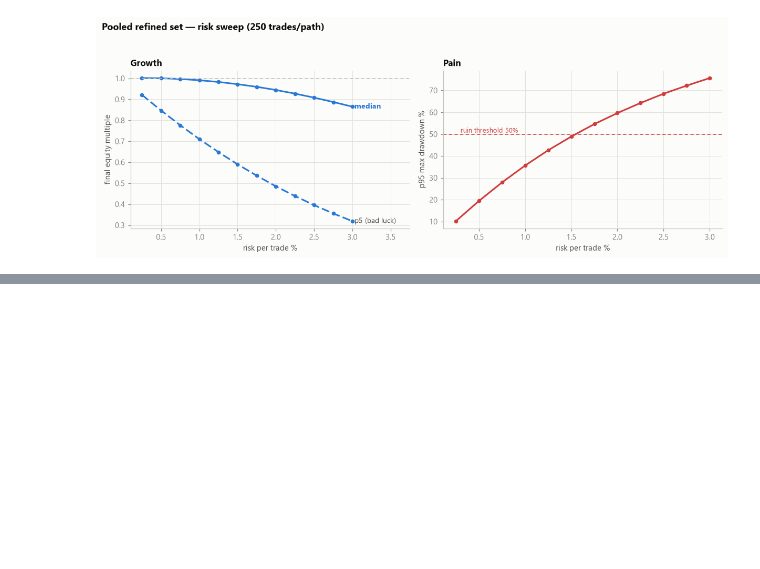
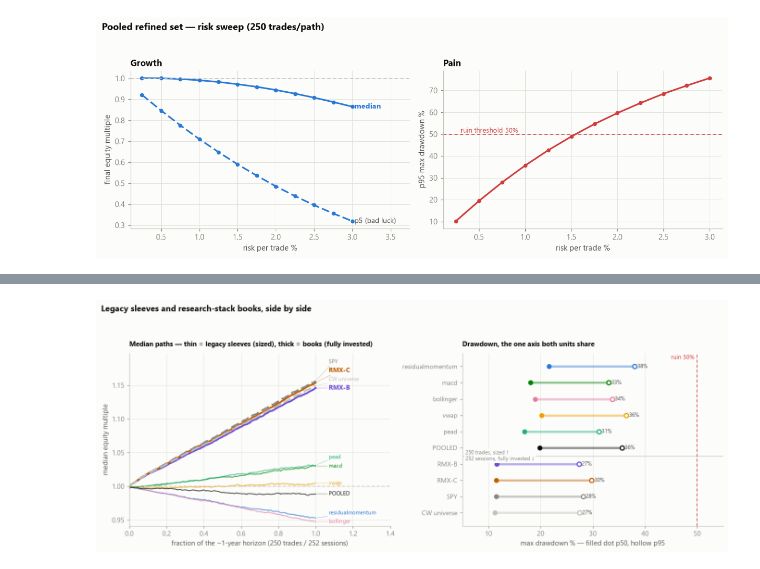
Before and after one commit to Takramer/AgentTradingLogic, a Jupyter notebook: notebooks/montecarlo_refined.ipynb, the cells around one changed output, grey strips where cells are left out. Drawn from its saved outputs; the diff is of its cells as text; code cells hidden in the pictures; blank space fills up the shorter version.

```diff
--- a/notebooks/montecarlo_refined.ipynb
+++ b/notebooks/montecarlo_refined.ipynb
@@ -271,3 +710,88 @@ plt.show()
+# %%
+def _spread(vals, gap):
+    """Nudge end-of-line labels apart so they stay readable.
+
+    The four book medians land within 0.01 of each other by construction — they
+    are all ~beta-1 equity books — so direct labelling collides unless the text
+    is allowed to drift off the point it annotates, with a leader line back.
+    """
+    order = np.argsort(vals)
+    out = np.asarray(vals, dtype=float).copy()
+    for i in range(1, len(order)):
+        a, b = order[i - 1], order[i]
+        if out[b] - out[a] < gap:
+            out[b] = out[a] + gap
+    return out
+
+fig, (axM, axD) = plt.subplots(1, 2, figsize=(12.5, 5.0))
+
+# left: every median path, both units, on a shared "about a year" x-axis
+lbls = names + list(BOOK_SERIES)
+curves = {n: fans[n][2] for n in names} | {n: bfans[n][2] for n in BOOK_SERIES}
+ends = [curves[n][-1] for n in lbls]
+lo_y = min(c.min() for c in curves.values())
+hi_y = max(c.max() for c in curves.values())
+span = hi_y - lo_y
+label_y = _spread(ends, gap=span * 0.062)
+for n in names:
+    axM.plot(x / N_TRADES, curves[n], color=HUES[n], lw=1.3, alpha=0.7)
+for n in BOOK_SERIES:
+    axM.plot(bx / HORIZON, curves[n], color=HUES[n], lw=2.4,
+             ls="-" if n.startswith("RMX") else (0, (5, 2)))
+for lbl, y0, y1 in zip(lbls, ends, label_y):
+    bold = lbl.startswith("RMX")
+    axM.annotate(lbl, xy=(1.0, y0), xytext=(1.07, y1),
+                 color=HUES[lbl], fontsize=9 if bold else 8,
+                 fontweight="bold" if bold else "normal", va="center",
+                 arrowprops=dict(arrowstyle="-", color=HUES[lbl], lw=0.6,
+                                 alpha=0.5, shrinkA=0, shrinkB=2))
+axM.axhline(1.0, color=BASELINE, lw=1, ls=(0, (4, 3)))
+axM.set_xlim(0, 1.40)
+# headroom for the spread labels: matplotlib does not autoscale for annotation
+# text, and without this the top three collide with each other and the title
+axM.set_ylim(lo_y - 0.03 * span, max(hi_y, label_y.max()) + 0.06 * span)
+axM.set_xlabel("fraction of the ~1-year horizon (250 trades / 252 sessions)")
+axM.set_ylabel("median equity multiple")
+axM.set_title("Median paths — thin = legacy sleeves (sized), thick = books "
+              "(fully invested)", loc="left", fontsize=9.5, fontweight="bold",
+              pad=10)
+
+# right: the comparable axis. Drawdown is unit-free.
+ypos = np.arange(len(lbls))[::-1]
+p50 = [mc[n]["maxdd_pct"][50] for n in names] + \
+      [bmc[n]["maxdd_pct"][50] for n in BOOK_SERIES]
+p95 = [mc[n]["maxdd_pct"][95] for n in names] + \
+      [bmc[n]["maxdd_pct"][95] for n in BOOK_SERIES]
+for y, lbl, a, b in zip(ypos, lbls, p50, p95):
+    axD.plot([a, b], [y, y], color=HUES[lbl], lw=3, alpha=0.45,
+             solid_capstyle="round")
+    axD.plot([a], [y], "o", color=HUES[lbl], ms=6)
+    axD.plot([b], [y], "o", color=HUES[lbl], ms=6, mfc=SURFACE, mew=1.6)
+    axD.annotate(f"  {b:.0f}%", (b, y), fontsize=8, color=INK2, va="center")
+# the rows above the rule are trade-space, below are session-space. `names` are
+# plotted at the HIGH y positions, so the divider sits at len(BOOK_SERIES)-0.5,
+# not len(names)-0.5.
+split = len(BOOK_SERIES) - 0.5
+axD.axhline(split, color=BASELINE, lw=0.8)
+axD.annotate("250 trades, sized ↑\n252 sessions, fully invested ↓",
+             (5.6, split), fontsize=8, color=MUTED, ha="left", va="center",
+             bbox=dict(fc=SURFACE, ec="none", pad=1.5))
+axD.set_yticks(ypos, lbls, fontsize=9)
+axD.axvline(RUIN_DD, color="#d03b3b", lw=1, ls=(0, (4, 3)))
+axD.annotate(f"ruin {RUIN_DD:.0f}%", (RUIN_DD - 0.5, ypos[0] + 0.45),
+             fontsize=8.5, color="#d03b3b", ha="right")
+axD.set_xlim(5, 55)
+axD.set_ylim(-0.8, len(lbls) - 0.2)
+axD.set_xlabel("max drawdown % — filled dot p50, hollow p95")
+axD.set_title("Drawdown, the one axis both units share", loc="left",
+              fontsize=9.5, fontweight="bold", pad=10)
+axD.grid(axis="y", visible=False)
+fig.suptitle("Legacy sleeves and research-stack books, side by side",
+             x=0.01, ha="left", fontsize=12, fontweight="bold")
+fig.tight_layout(rect=(0, 0, 1, 0.93))
+plt.show()
+# %% [output]
+[figure, added]
 # %% [markdown]
 ## Caveats
 
```
Also changed, not shown: parts of 15 cells of this notebook, 4 other files.
